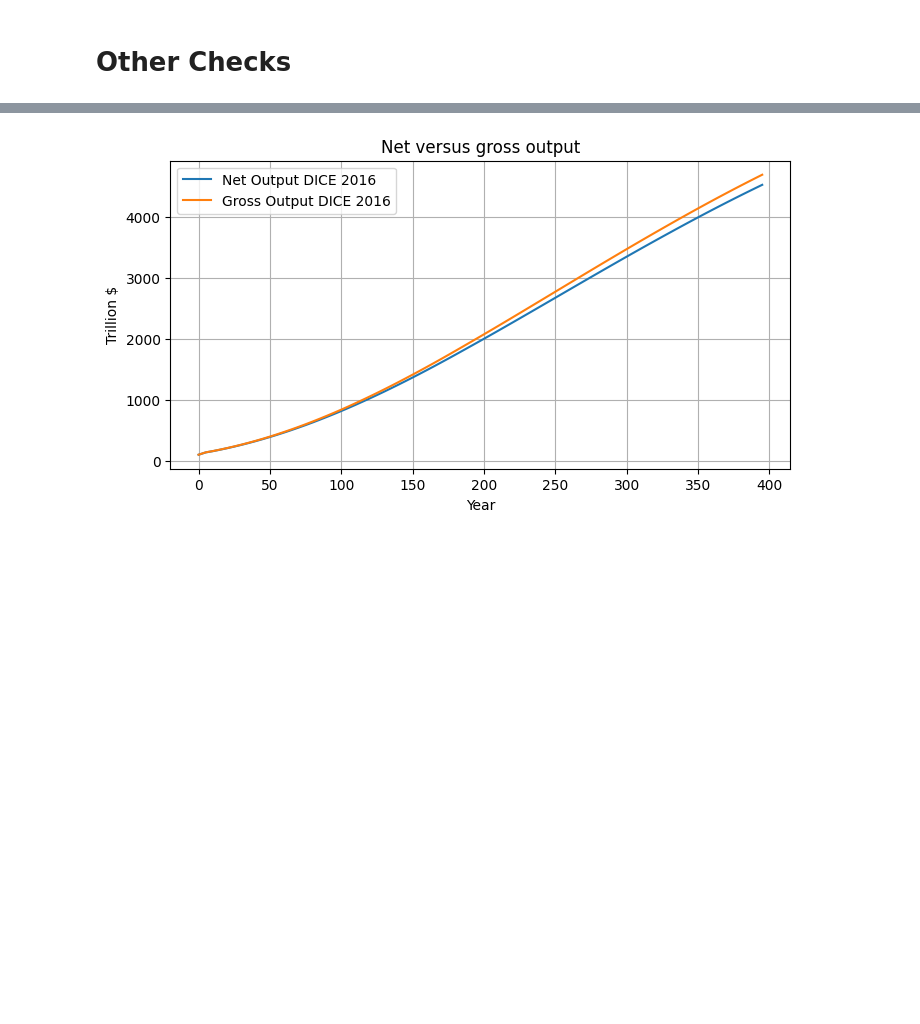
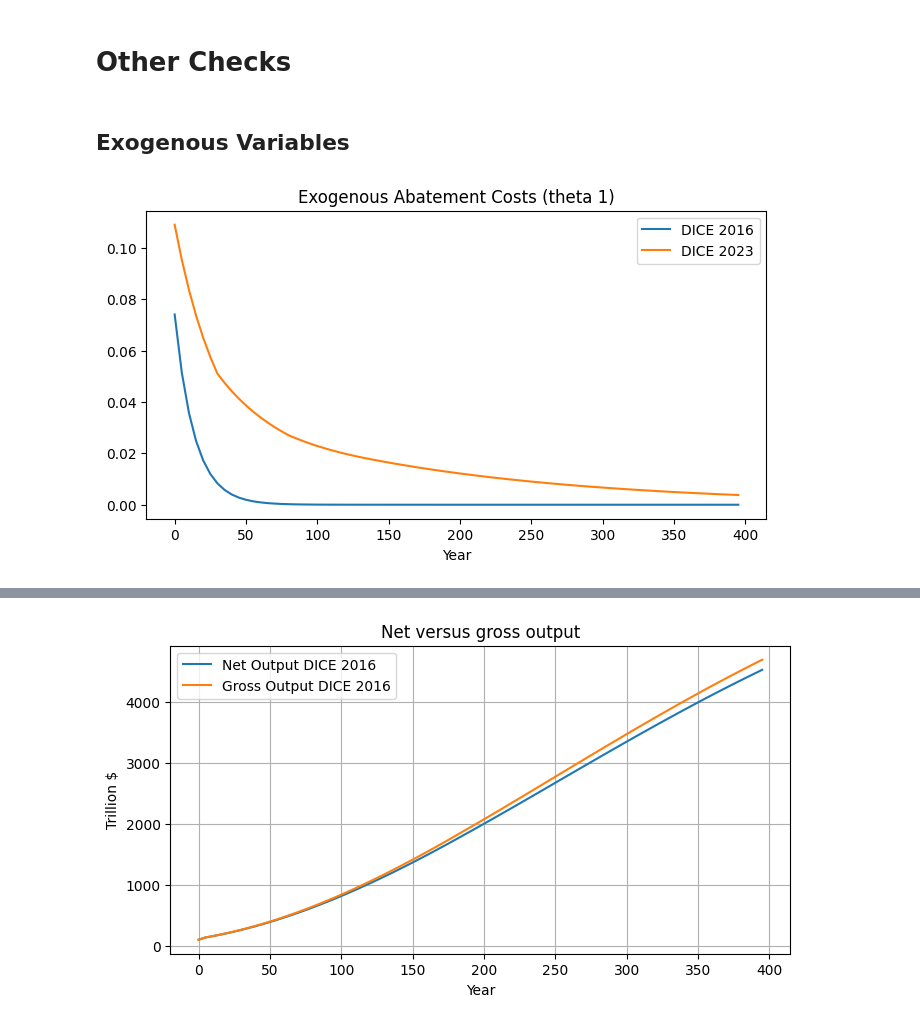
Before and after one commit to hermanvest/DNN-for-ACE, a Jupyter notebook: plotting/thesis_results.ipynb, the cells around one changed output, grey strips where cells are left out. Cells and saved outputs as stored; diff of their text form; code cells hidden in the pictures; blank space fills up the shorter version.

```diff
--- a/plotting/thesis_results.ipynb
+++ b/plotting/thesis_results.ipynb
@@ -244,2 +246,19 @@ plt.show()
 # %% [markdown]
 # Other Checks
+# %% [markdown]
+## Exogenous Variables
+# %%
+abatementcosts2016 = env2016.equations_of_motion.theta_1.numpy()[:num_time_steps]
+abatementcosts2023 = env2023.equations_of_motion.theta_1.numpy()[:num_time_steps]
+
+plt.figure(figsize=(8, 4))
+plt.plot(year_labels, abatementcosts2016, label='DICE 2016')
+plt.plot(year_labels, abatementcosts2023, label='DICE 2023')
+plt.title('Exogenous Abatement Costs (theta 1)')
+plt.xlabel('Year')
+plt.ylabel('')
+plt.legend()
+plt.grid(False)
+plt.show()
+# %% [output]
+[figure, added]
```
Also changed, not shown: parts of 8 cells of this notebook, 3 other files.
